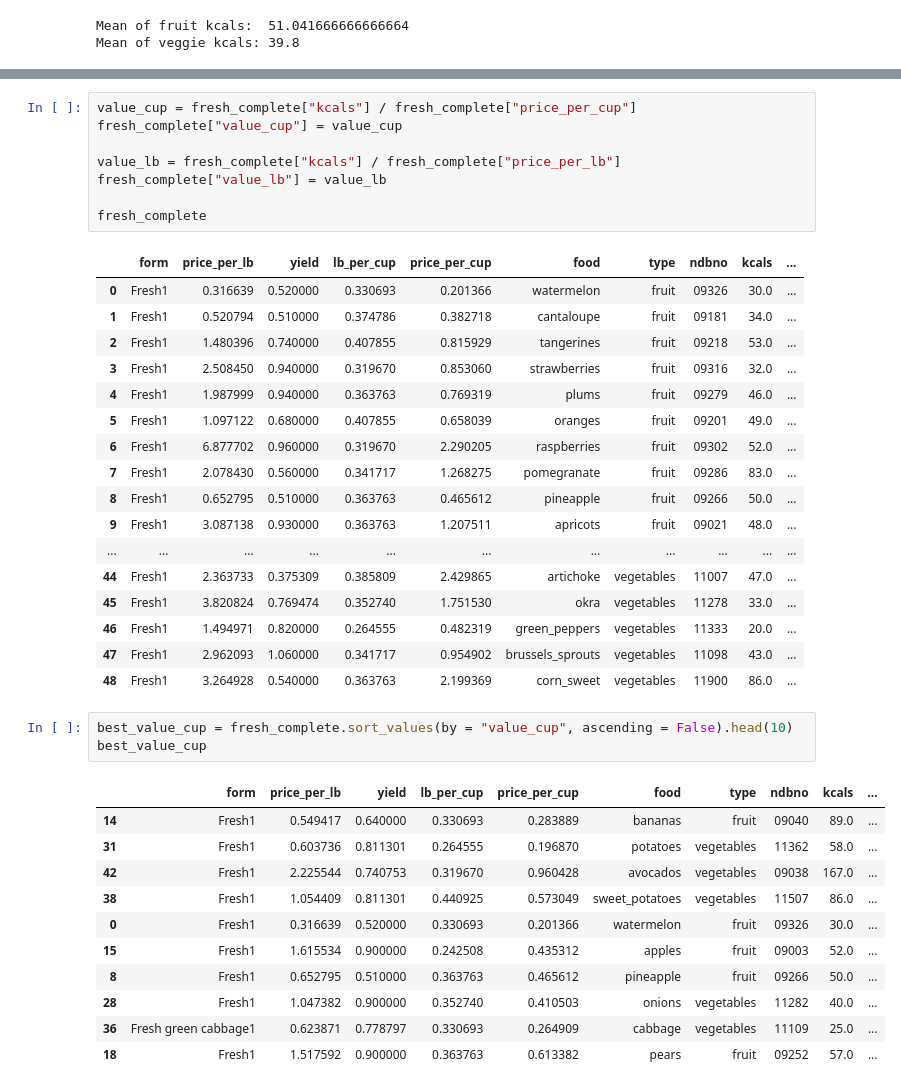
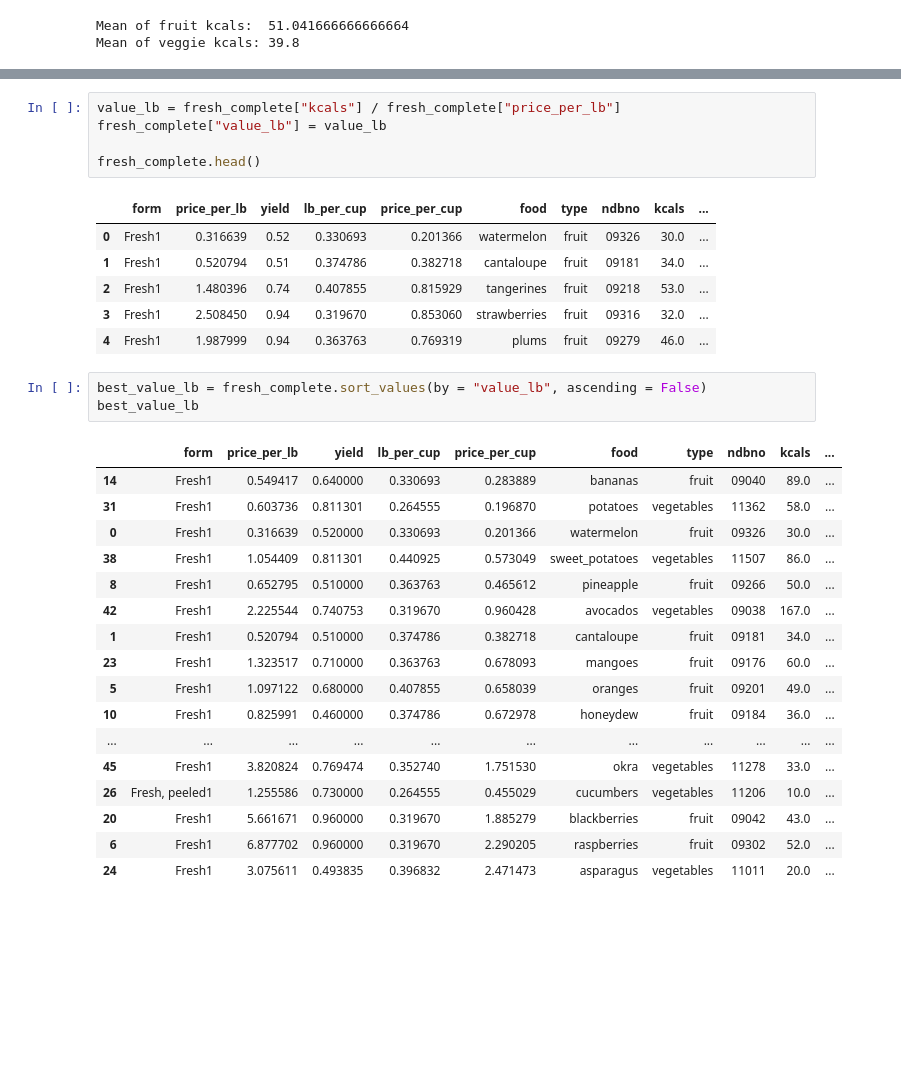
Before and after one commit to domitchler/sta141b-assignment-3, a Jupyter notebook: hw3.ipynb, the cells around one changed output, grey strips where cells are left out. Saved outputs shown, nothing was run; the diff lists cells and outputs as text; blank space fills up the shorter version.

```diff
--- a/hw3.ipynb
+++ b/hw3.ipynb
@@ -382,41 +396,33 @@ __Which foods are the best value for the price?__
 # %%
-value_cup = fresh_complete["kcals"] / fresh_complete["price_per_cup"]
-fresh_complete["value_cup"] = value_cup
-
 value_lb = fresh_complete["kcals"] / fresh_complete["price_per_lb"]
 fresh_complete["value_lb"] = value_lb
 
-fresh_complete
+fresh_complete.head()
 # %% [output]
 |  | form | price_per_lb | yield | lb_per_cup | price_per_cup | food | type | ndbno | kcals | ... |
-| 0 | Fresh1 | 0.316639 | 0.520000 | 0.330693 | 0.201366 | watermelon | fruit | 09326 | 30.0 | ... |
-| 1 | Fresh1 | 0.520794 | 0.510000 | 0.374786 | 0.382718 | cantaloupe | fruit | 09181 | 34.0 | ... |
-| 2 | Fresh1 | 1.480396 | 0.740000 | 0.407855 | 0.815929 | tangerines | fruit | 09218 | 53.0 | ... |
-| 3 | Fresh1 | 2.508450 | 0.940000 | 0.319670 | 0.853060 | strawberries | fruit | 09316 | 32.0 | ... |
-| 4 | Fresh1 | 1.987999 | 0.940000 | 0.363763 | 0.769319 | plums | fruit | 09279 | 46.0 | ... |
-| 5 | Fresh1 | 1.097122 | 0.680000 | 0.407855 | 0.658039 | oranges | fruit | 09201 | 49.0 | ... |
-| 6 | Fresh1 | 6.877702 | 0.960000 | 0.319670 | 2.290205 | raspberries | fruit | 09302 | 52.0 | ... |
-| 7 | Fresh1 | 2.078430 | 0.560000 | 0.341717 | 1.268275 | pomegranate | fruit | 09286 | 83.0 | ... |
-| 8 | Fresh1 | 0.652795 | 0.510000 | 0.363763 | 0.465612 | pineapple | fruit | 09266 | 50.0 | ... |
-| 9 | Fresh1 | 3.087138 | 0.930000 | 0.363763 | 1.207511 | apricots | fruit | 09021 | 48.0 | ... |
-| ... | ... | ... | ... | ... | ... | ... | ... | ... | ... | ... |
-| 44 | Fresh1 | 2.363733 | 0.375309 | 0.385809 | 2.429865 | artichoke | vegetables | 11007 | 47.0 | ... |
-| 45 | Fresh1 | 3.820824 | 0.769474 | 0.352740 | 1.751530 | okra | vegetables | 11278 | 33.0 | ... |
-| 46 | Fresh1 | 1.494971 | 0.820000 | 0.264555 | 0.482319 | green_peppers | vegetables | 11333 | 20.0 | ... |
-| 47 | Fresh1 | 2.962093 | 1.060000 | 0.341717 | 0.954902 | brussels_sprouts | vegetables | 11098 | 43.0 | ... |
-| 48 | Fresh1 | 3.264928 | 0.540000 | 0.363763 | 2.199369 | corn_sweet | vegetables | 11900 | 86.0 | ... |
+| 0 | Fresh1 | 0.316639 | 0.52 | 0.330693 | 0.201366 | watermelon | fruit | 09326 | 30.0 | ... |
+| 1 | Fresh1 | 0.520794 | 0.51 | 0.374786 | 0.382718 | cantaloupe | fruit | 09181 | 34.0 | ... |
+| 2 | Fresh1 | 1.480396 | 0.74 | 0.407855 | 0.815929 | tangerines | fruit | 09218 | 53.0 | ... |
+| 3 | Fresh1 | 2.508450 | 0.94 | 0.319670 | 0.853060 | strawberries | fruit | 09316 | 32.0 | ... |
+| 4 | Fresh1 | 1.987999 | 0.94 | 0.363763 | 0.769319 | plums | fruit | 09279 | 46.0 | ... |
 # %%
-best_value_cup = fresh_complete.sort_values(by = "value_cup", ascending = False).head(10)
-best_value_cup
+best_value_lb = fresh_complete.sort_values(by = "value_lb", ascending = False)
+best_value_lb
 # %% [output]
 |  | form | price_per_lb | yield | lb_per_cup | price_per_cup | food | type | ndbno | kcals | ... |
 | 14 | Fresh1 | 0.549417 | 0.640000 | 0.330693 | 0.283889 | bananas | fruit | 09040 | 89.0 | ... |
 | 31 | Fresh1 | 0.603736 | 0.811301 | 0.264555 | 0.196870 | potatoes | vegetables | 11362 | 58.0 | ... |
+| 0 | Fresh1 | 0.316639 | 0.520000 | 0.330693 | 0.201366 | watermelon | fruit | 09326 | 30.0 | ... |
+| 38 | Fresh1 | 1.054409 | 0.811301 | 0.440925 | 0.573049 | sweet_potatoes | vegetables | 11507 | 86.0 | ... |
+| 8 | Fresh1 | 0.652795 | 0.510000 | 0.363763 | 0.465612 | pineapple | fruit | 09266 | 50.0 | ... |
 | 42 | Fresh1 | 2.225544 | 0.740753 | 0.319670 | 0.960428 | avocados | vegetables | 09038 | 167.0 | ... |
-| 38 | Fresh1 | 1.054409 | 0.811301 | 0.440925 | 0.573049 | sweet_potatoes | vegetables | 11507 | 86.0 | ... |
-| 0 | Fresh1 | 0.316639 | 0.520000 | 0.330693 | 0.201366 | watermelon | fruit | 09326 | 30.0 | ... |
-| 15 | Fresh1 | 1.615534 | 0.900000 | 0.242508 | 0.435312 | apples | fruit | 09003 | 52.0 | ... |
-| 8 | Fresh1 | 0.652795 | 0.510000 | 0.363763 | 0.465612 | pineapple | fruit | 09266 | 50.0 | ... |
-| 28 | Fresh1 | 1.047382 | 0.900000 | 0.352740 | 0.410503 | onions | vegetables | 11282 | 40.0 | ... |
-| 36 | Fresh green cabbage1 | 0.623871 | 0.778797 | 0.330693 | 0.264909 | cabbage | vegetables | 11109 | 25.0 | ... |
-| 18 | Fresh1 | 1.517592 | 0.900000 | 0.363763 | 0.613382 | pears | fruit | 09252 | 57.0 | ... |
+| 1 | Fresh1 | 0.520794 | 0.510000 | 0.374786 | 0.382718 | cantaloupe | fruit | 09181 | 34.0 | ... |
+| 23 | Fresh1 | 1.323517 | 0.710000 | 0.363763 | 0.678093 | mangoes | fruit | 09176 | 60.0 | ... |
+| 5 | Fresh1 | 1.097122 | 0.680000 | 0.407855 | 0.658039 | oranges | fruit | 09201 | 49.0 | ... |
+| 10 | Fresh1 | 0.825991 | 0.460000 | 0.374786 | 0.672978 | honeydew | fruit | 09184 | 36.0 | ... |
+| ... | ... | ... | ... | ... | ... | ... | ... | ... | ... | ... |
+| 45 | Fresh1 | 3.820824 | 0.769474 | 0.352740 | 1.751530 | okra | vegetables | 11278 | 33.0 | ... |
+| 26 | Fresh, peeled1 | 1.255586 | 0.730000 | 0.264555 | 0.455029 | cucumbers | vegetables | 11206 | 10.0 | ... |
+| 20 | Fresh1 | 5.661671 | 0.960000 | 0.319670 | 1.885279 | blackberries | fruit | 09042 | 43.0 | ... |
+| 6 | Fresh1 | 6.877702 | 0.960000 | 0.319670 | 2.290205 | raspberries | fruit | 09302 | 52.0 | ... |
+| 24 | Fresh1 | 3.075611 | 0.493835 | 0.396832 | 2.471473 | asparagus | vegetables | 11011 | 20.0 | ... |
```
Also changed, not shown: parts of 7 cells of this notebook.
